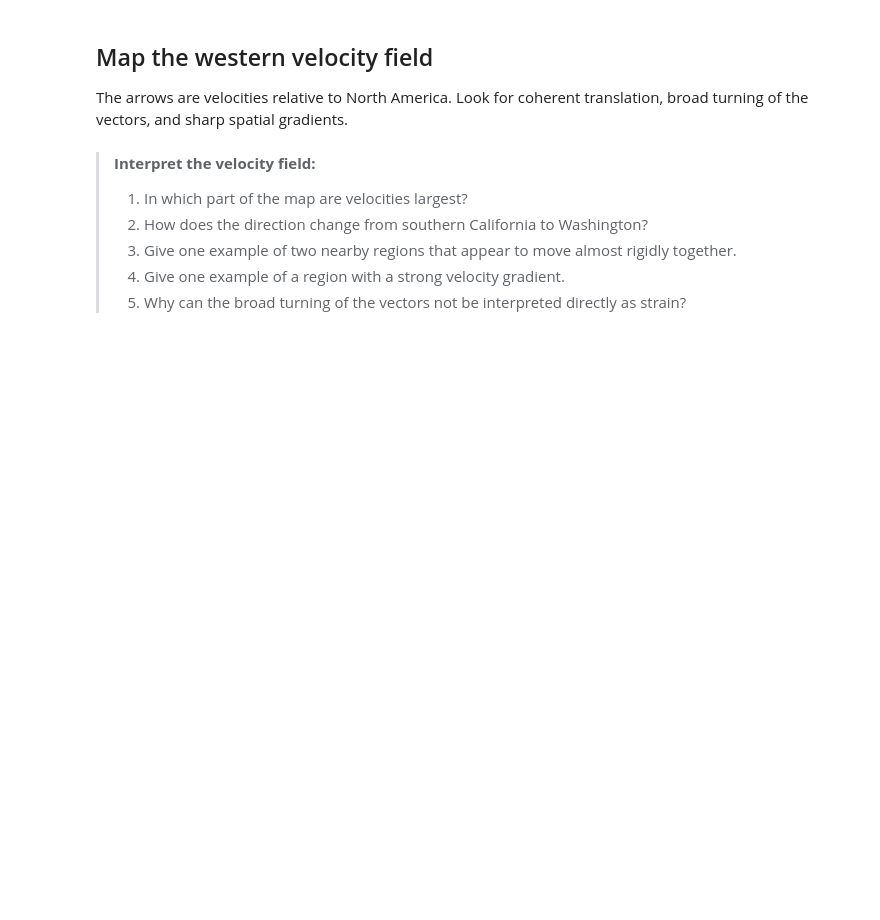
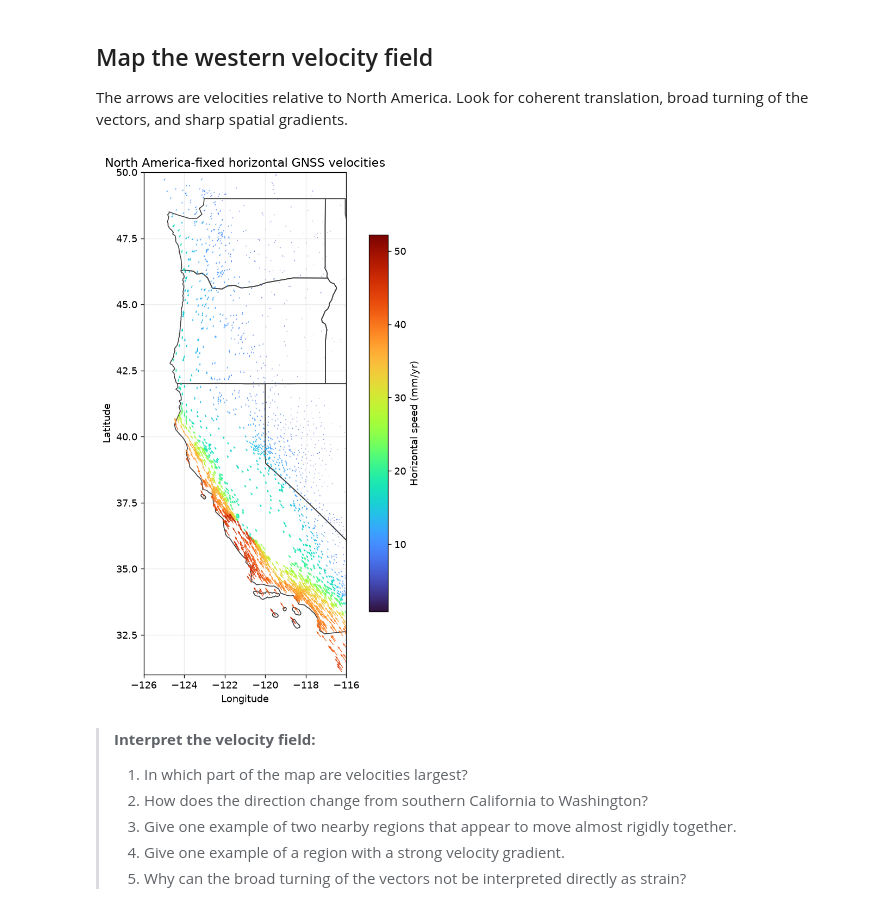
Before and after one commit to amtseismo/EPS166, a Jupyter notebook: notebooks/03_gnss_strain.ipynb, the cells around one changed output. Cells and saved outputs as stored; diff of their text form; code cells hidden in the pictures; blank space fills up the shorter version.

```diff
--- a/notebooks/03_gnss_strain.ipynb
+++ b/notebooks/03_gnss_strain.ipynb
@@ -179,0 +81,13 @@ display(velocity.head())
+# %%
+numeric_columns = [
+    "lon", "lat", "ve", "vn", "sdve", "sdvn"
+]
+
+velocity[numeric_columns] = velocity[numeric_columns].apply(
+    pd.to_numeric,
+    errors="coerce",
+)
+velocity = velocity.dropna(subset=numeric_columns).copy()
+
+print(f"Usable horizontal velocities: {len(velocity):,}")
+display(velocity.head())
@@ -193,27 +126,77 @@ print("Maximum horizontal speed:", np.hypot(velocity.ve, velocity.vn).max(), "in
 
 The arrows are velocities relative to North America. Look for coherent translation, broad turning of the vectors, and sharp spatial gradients.
 # %%
-def add_state_outlines(ax, state_codes=("CA", "OR", "WA", "NV", "ID")):
-    try:
-        from bokeh.sampledata.us_states import data as states
-        for code in state_codes:
-            ax.plot(states[code]["lons"], states[code]["lats"], color="0.35", lw=0.8, zorder=0)
-    except Exception:
-        pass
+def add_state_outlines(
+    ax,
+    state_codes=("CA", "OR", "WA", "NV", "ID"),
+):
+    """
+    Add selected U.S. state boundaries to a Matplotlib map.
+
+    Parameters
+    ----------
+    ax : matplotlib.axes.Axes
+        Axes on which to draw the state boundaries.
+    state_codes : iterable of str, optional
+        Two-letter postal codes for the states to plot.
+    """
+    states = US_STATES
+
+    for code in state_codes:
+        state = states[code]
+
+        ax.plot(
+            state["lons"],
+            state["lats"],
+            color="0.25",
+            linewidth=1.0,
+            zorder=2,
+        )
 
 
 fig, ax = plt.subplots(figsize=(9, 10))
+
 add_state_outlines(ax)
-speed = np.hypot(velocity.ve, velocity.vn)
+
+speed = np.hypot(velocity["ve"], velocity["vn"])
+
 q = ax.quiver(
-    velocity.lon, velocity.lat, velocity.ve, velocity.vn, speed,
-    angles="xy", scale_units="xy", scale=130, cmap="turbo", width=0.0022,
+    velocity["lon"],
+    velocity["lat"],
+    velocity["ve"],
+    velocity["vn"],
+    speed,
+    angles="xy",
+    scale_units="xy",
+    scale=130,
+    cmap="turbo",
+    width=0.003,
+    zorder=3,
 )
-ax.set(xlim=(-126, -116), ylim=(31, 50), xlabel="Longitude", ylabel="Latitude",
-       title="North America-fixed horizontal GNSS velocities")
-ax.set_aspect(1 / np.cos(np.deg2rad(40)))
-plt.colorbar(q, ax=ax, label="Horizontal speed (input units/yr)", shrink=0.75)
+
+ax.set(
+    xlim=(-126, -116),
+    ylim=(31, 50),
+    xlabel="Longitude",
+    ylabel="Latitude",
+    title="North America-fixed horizontal GNSS velocities",
+)
+
+ax.set_aspect(
+    1 / np.cos(np.deg2rad(40)),
+    adjustable="box",
+)
+
+plt.colorbar(
+    q,
+    ax=ax,
+    label="Horizontal speed (mm/yr)",
+    shrink=0.75,
+)
+
 plt.show()
+# %% [output]
+[figure, added]
 # %% [markdown]
 > **Interpret the velocity field:**
 > 1. In which part of the map are velocities largest?
```
Also changed, not shown: parts of 37 cells of this notebook, 4 other files.
